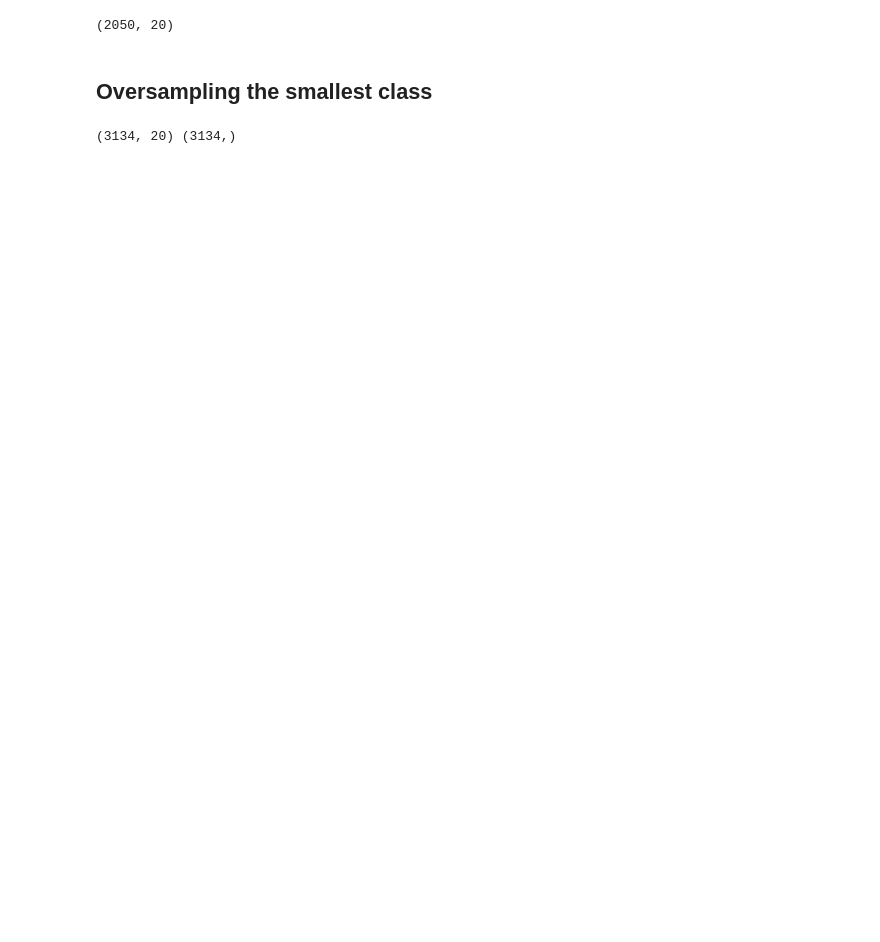
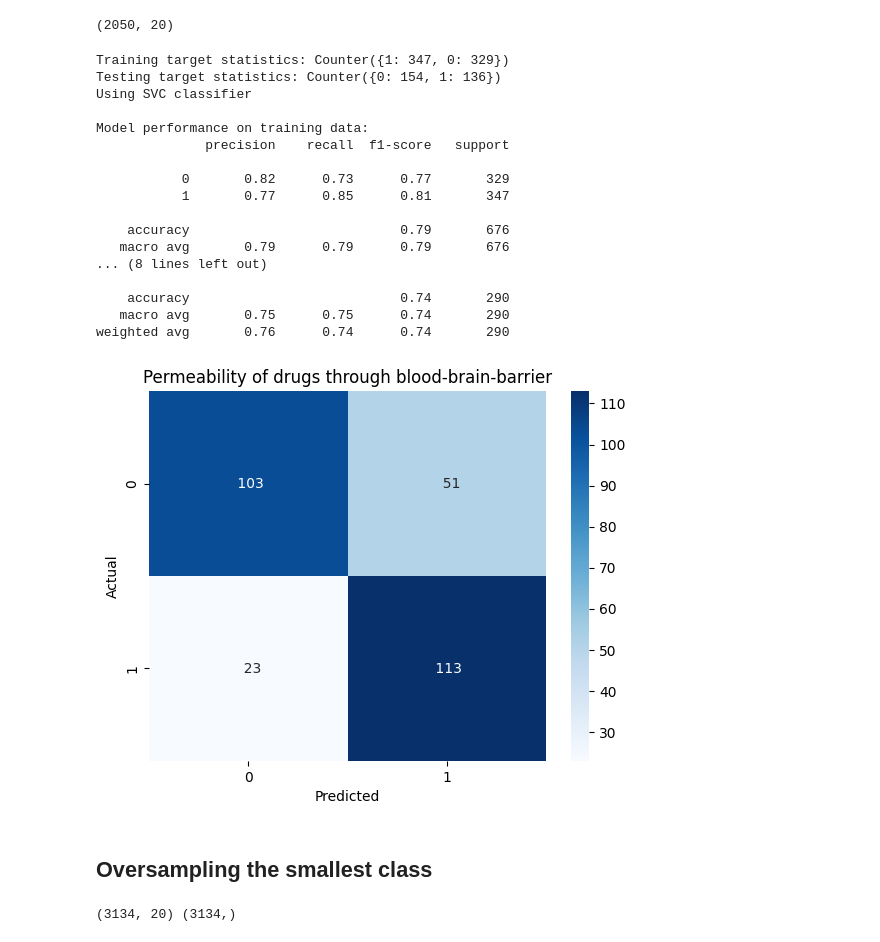
Before and after one commit to pranjaldhole/molecule-gym, a Jupyter notebook: molecule_gym/experiments/ChemBERTa_for_classification.ipynb, the cells around one changed output. Drawn from its saved outputs; the diff is of its cells as text; code cells hidden in the pictures; blank space fills up the shorter version.

```diff
--- a/molecule_gym/experiments/ChemBERTa_for_classification.ipynb
+++ b/molecule_gym/experiments/ChemBERTa_for_classification.ipynb
@@ -122,6 +161,27 @@ features_reduced = features_transformed[:,:20]
 features_reduced.shape
 # %% [output]
 (2050, 20)
+# %%
+classify_binary_data(features_reduced[:966, :], labels[:966])
+# %% [output]
+Training target statistics: Counter({1: 347, 0: 329})
+Testing target statistics: Counter({0: 154, 1: 136})
+Using SVC classifier
+
+Model performance on training data:
+              precision    recall  f1-score   support
+
+           0       0.82      0.73      0.77       329
+           1       0.77      0.85      0.81       347
+
+    accuracy                           0.79       676
+   macro avg       0.79      0.79      0.79       676
+... (8 lines left out)
+
+    accuracy                           0.74       290
+   macro avg       0.75      0.75      0.74       290
+weighted avg       0.76      0.74      0.74       290
+[figure, added]
 # %% [markdown]
 ## Oversampling the smallest class
 # %%
```
Also changed, not shown: parts of 23 cells of this notebook, 3 other files.
